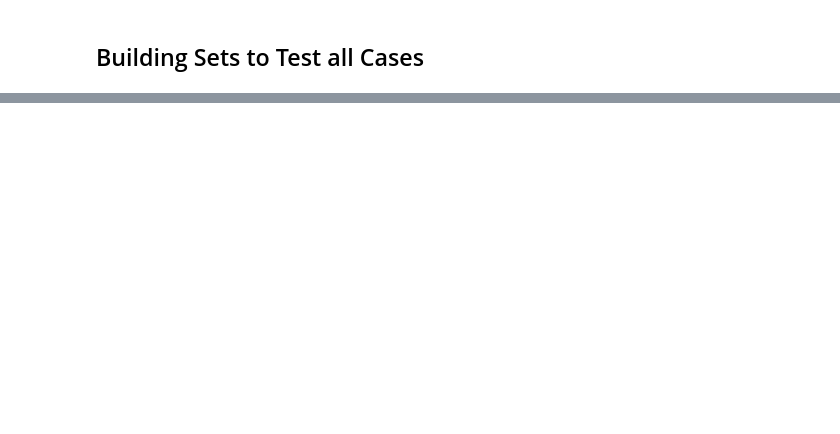
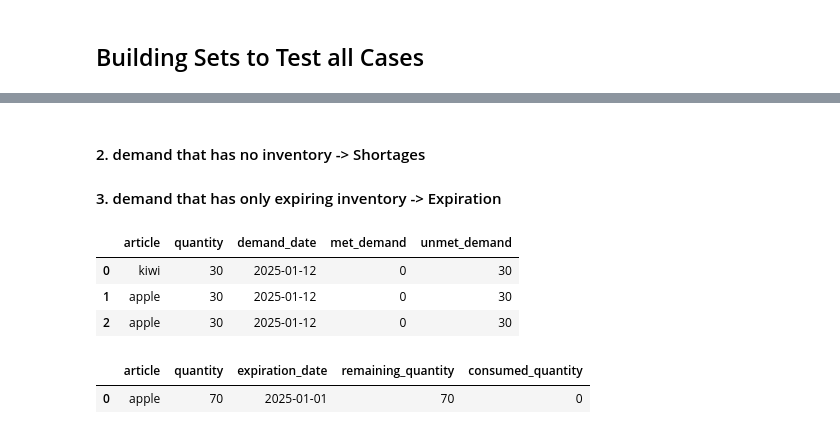
Before and after one commit to werderame/Moon, a Jupyter notebook: FEFO_Mastery/fefo_building_steps.ipynb, the cells around one changed output, grey strips where cells are left out. Drawn from its saved outputs; the diff is of its cells as text; code cells hidden in the pictures; blank space fills up the shorter version.

Commit message:
Added tests to the model + pallet id to track duplicate inventory batches

```diff
--- a/FEFO_Mastery/fefo_building_steps.ipynb
+++ b/FEFO_Mastery/fefo_building_steps.ipynb
@@ -377,0 +409,24 @@ fefo_calc_slo(random_demand, random_inventory) # 100K inventory and 50K demand l
+# %% [markdown]
+#### 2. demand that has no inventory  -> Shortages
+#### 3. demand that has only expiring inventory -> Expiration
+# %%
+demand = [
+    {"article": "kiwi", "quantity": 30, "demand_date": "2025-01-12"},
+    {"article": "apple", "quantity": 30, "demand_date": "2025-01-12"},
+    {"article": "apple", "quantity": 30, "demand_date": "2025-01-12"}]
+inventory = [
+    {"article": "apple", "quantity": 70, "expiration_date": "2025-01-01"}]
+
+d, i = fefo_calc_opt(demand, inventory)
+display(d)
+display(i)
+
+# CHECK!
+# All values look good: all demand is unmet (either because of expiration or shortages)
+# %% [output]
+|  | article | quantity | demand_date | met_demand | unmet_demand |
+| 0 | kiwi | 30 | 2025-01-12 | 0 | 30 |
+| 1 | apple | 30 | 2025-01-12 | 0 | 30 |
+| 2 | apple | 30 | 2025-01-12 | 0 | 30 |
+|  | article | quantity | expiration_date | remaining_quantity | consumed_quantity |
+| 0 | apple | 70 | 2025-01-01 | 70 | 0 |
```
Also changed, not shown: parts of 16 cells of this notebook, 1 other file.
